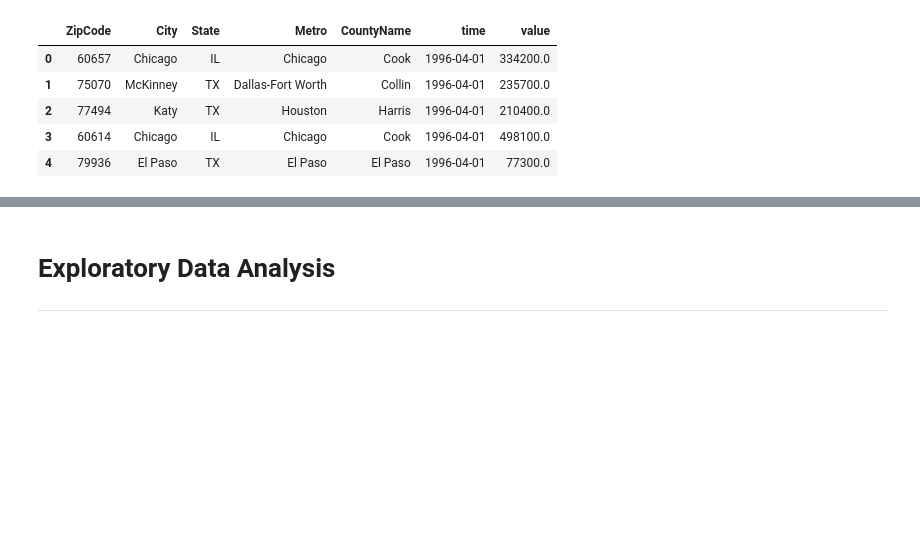
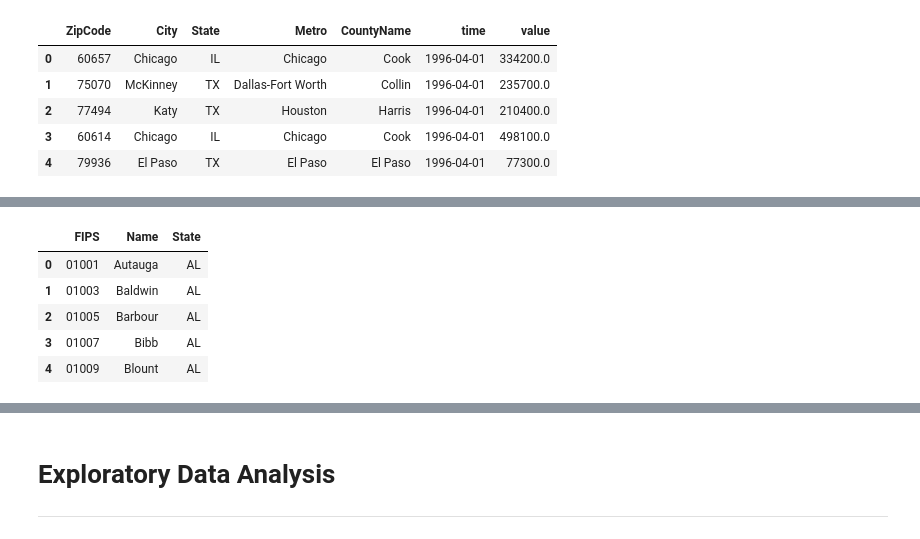
Before and after one commit to tjkyner/flatiron-ds-phase-4-project, a Jupyter notebook: notebook.ipynb, the cells around one changed output, grey strips where cells are left out. Saved outputs shown, nothing was run; the diff lists cells and outputs as text; code cells hidden in the pictures; blank space fills up the shorter version.

```diff
--- a/notebook.ipynb
+++ b/notebook.ipynb
@@ -151,0 +163,11 @@ df_melted.head()
+# %%
+# Explicitly setting the FIPS column dtype to `str` to preserve the leading zeroes
+fips = pd.read_csv('fips_county_level.csv', dtype={'FIPS': str})
+fips.head()
+# %% [output]
+|  | FIPS | Name | State |
+| 0 | 01001 | Autauga | AL |
+| 1 | 01003 | Baldwin | AL |
+| 2 | 01005 | Barbour | AL |
+| 3 | 01007 | Bibb | AL |
+| 4 | 01009 | Blount | AL |
```
Also changed, not shown: parts of 9 cells of this notebook, 1 other file.
